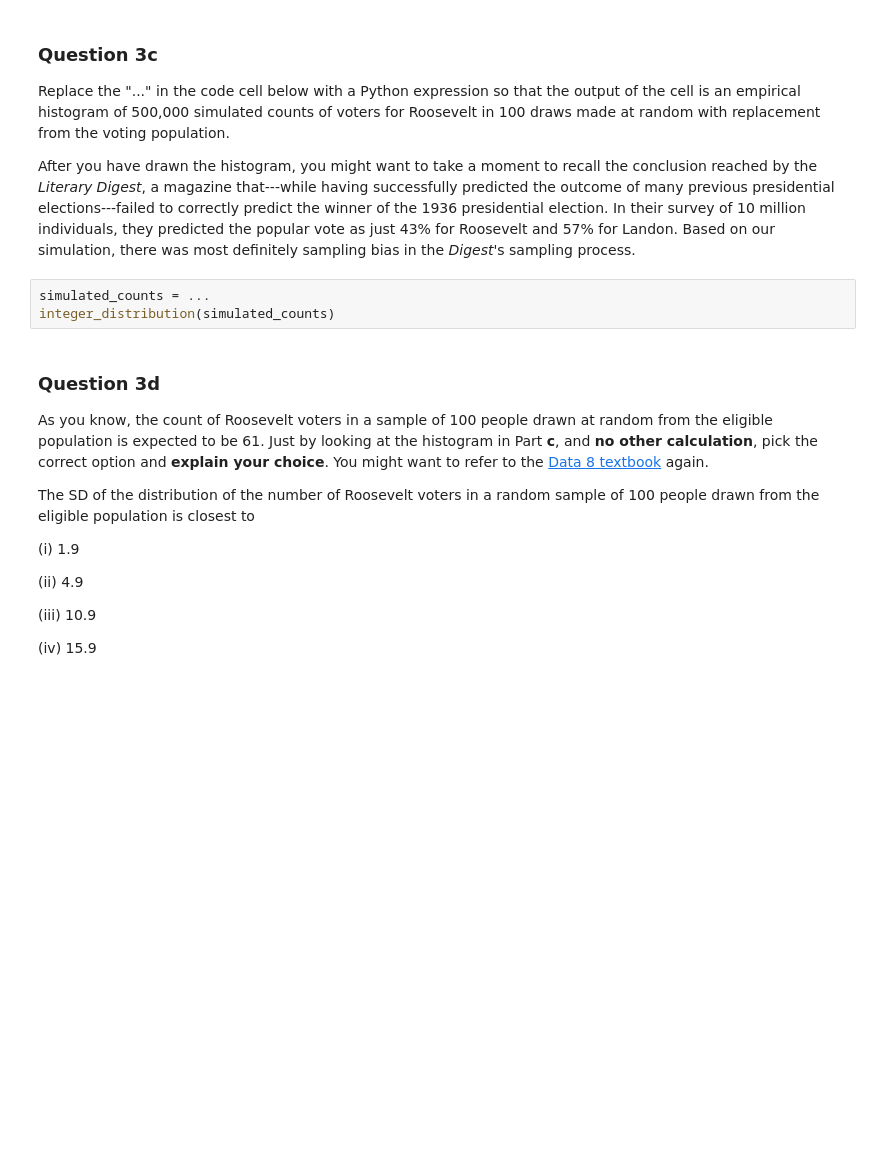
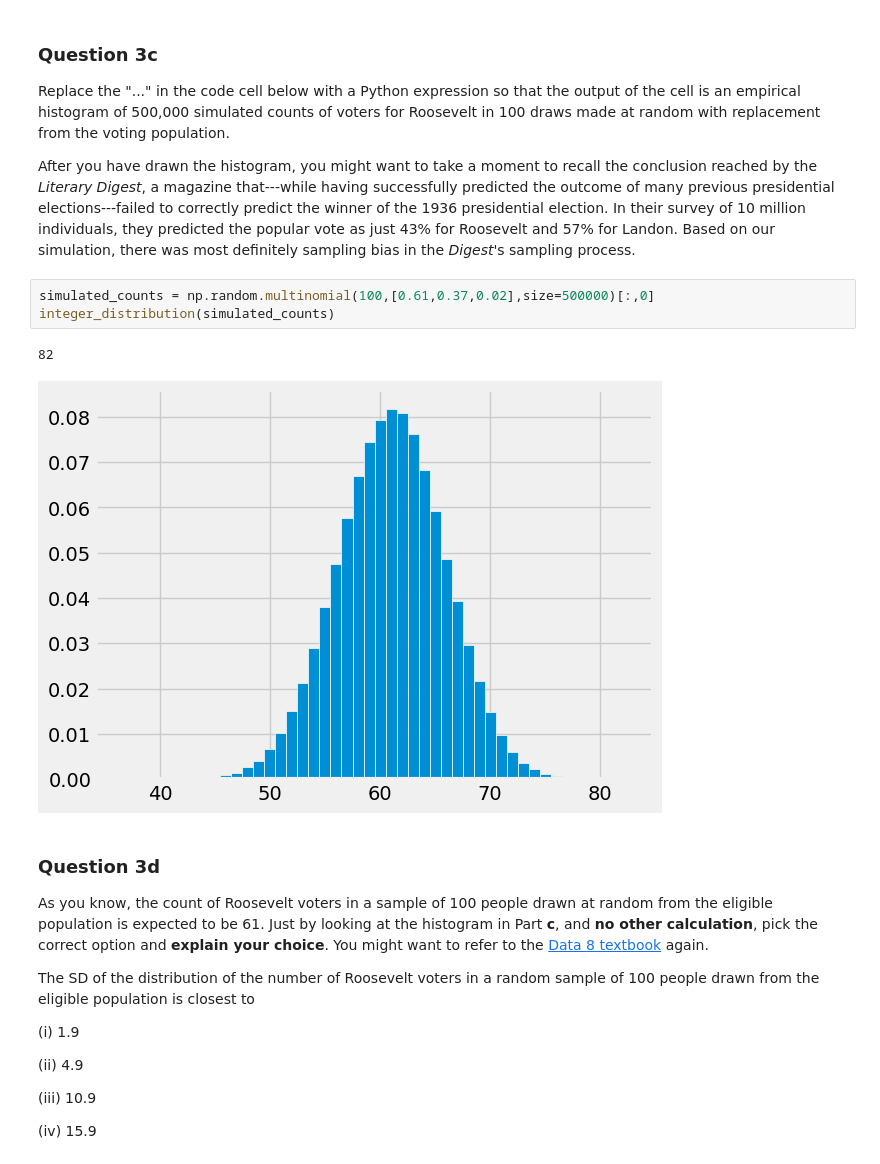
Before and after one commit to Yiqinotfound/Data100, a Jupyter notebook: hw/hw01/hw01.ipynb, the cells around one changed output. Drawn from its saved outputs; the diff is of its cells as text; blank space fills up the shorter version.

```diff
--- a/hw/hw01/hw01.ipynb
+++ b/hw/hw01/hw01.ipynb
@@ -434,9 +471,12 @@ After you have drawn the histogram, you might want to take a moment to recall th
     name: q3c
     manual: true
 -->
-# %%
-simulated_counts = ...
-integer_distribution(simulated_counts)
+# %%
+simulated_counts = np.random.multinomial(100,[0.61,0.37,0.02],size=500000)[:,0]
+integer_distribution(simulated_counts)
+# %% [output]
+82
+[figure, added]
 # %% [markdown]
 <!-- END QUESTION -->
 
```
Also changed, not shown: parts of 31 cells of this notebook, 7 other files.
